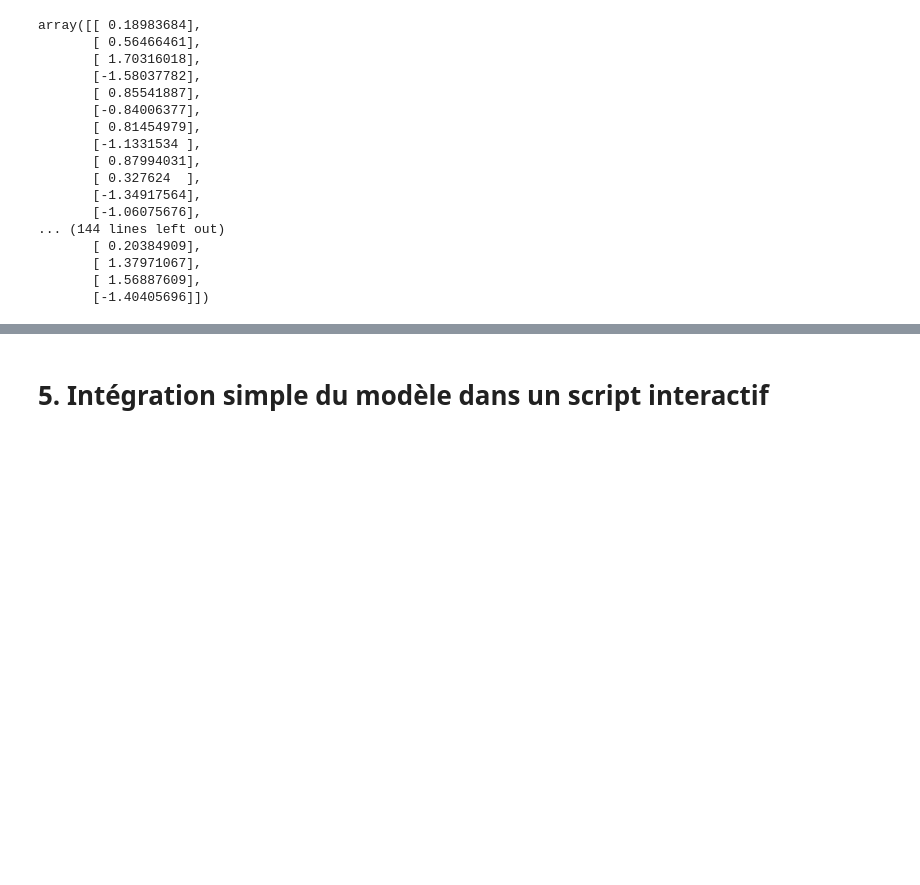
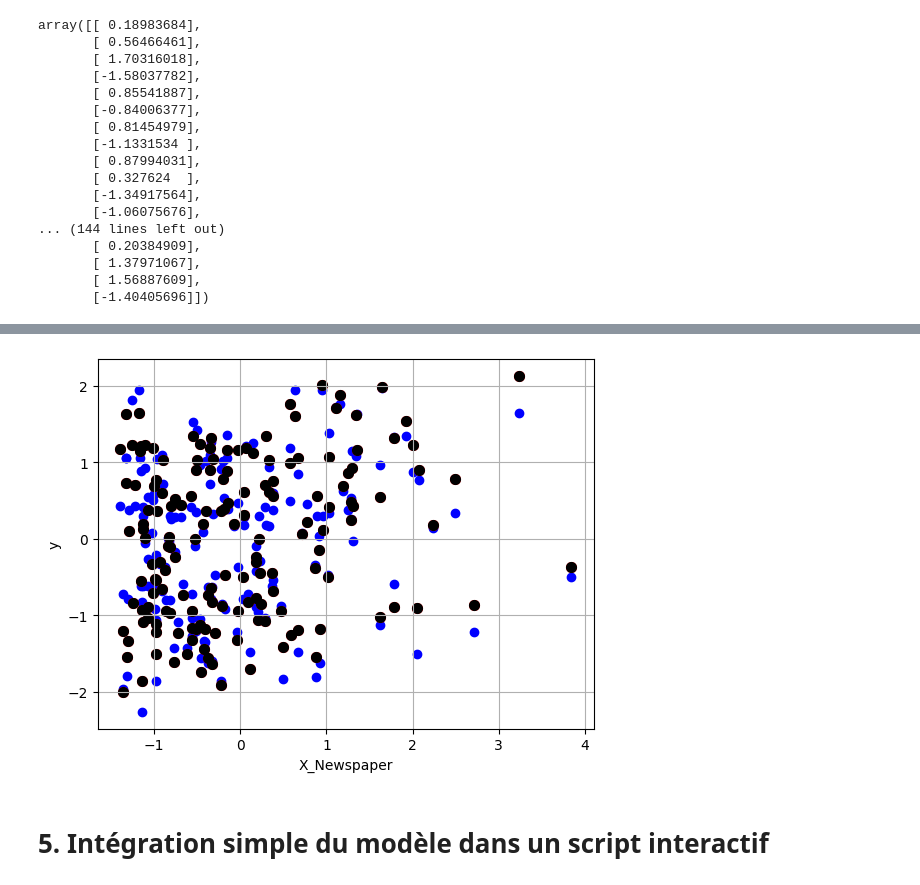
Before and after one commit to CSAADZIDI/ML_challenge_linear_regression, a Jupyter notebook: challenge_linear_regression.ipynb, the cells around one changed output, grey strips where cells are left out. Cells and saved outputs as stored; diff of their text form; code cells hidden in the pictures; blank space fills up the shorter version.

```diff
--- a/challenge_linear_regression.ipynb
+++ b/challenge_linear_regression.ipynb
@@ -277,3 +302,13 @@ plt.show()
+# %%
+plt.scatter(X_test[:,2].reshape(-1,1), y_test, color="blue", label="Actual")
+plt.scatter(X_test[:,2].reshape(-1,1), y_pred, color="red", linewidth=2, label="Predicted")
+plt.scatter(X_test[:,2].reshape(-1,1), y_pred, color="black", linewidth=2, label="Predicted lasso")
+plt.xlabel("X_Newspaper")
+plt.ylabel("y")
+plt.grid()
+plt.show()
+# %% [output]
+[figure, added]
 # %% [markdown]
 # 5. Intégration simple du modèle dans un script interactif
 # %% [markdown]
```
Also changed, not shown: parts of 9 cells of this notebook, 2 other files.
